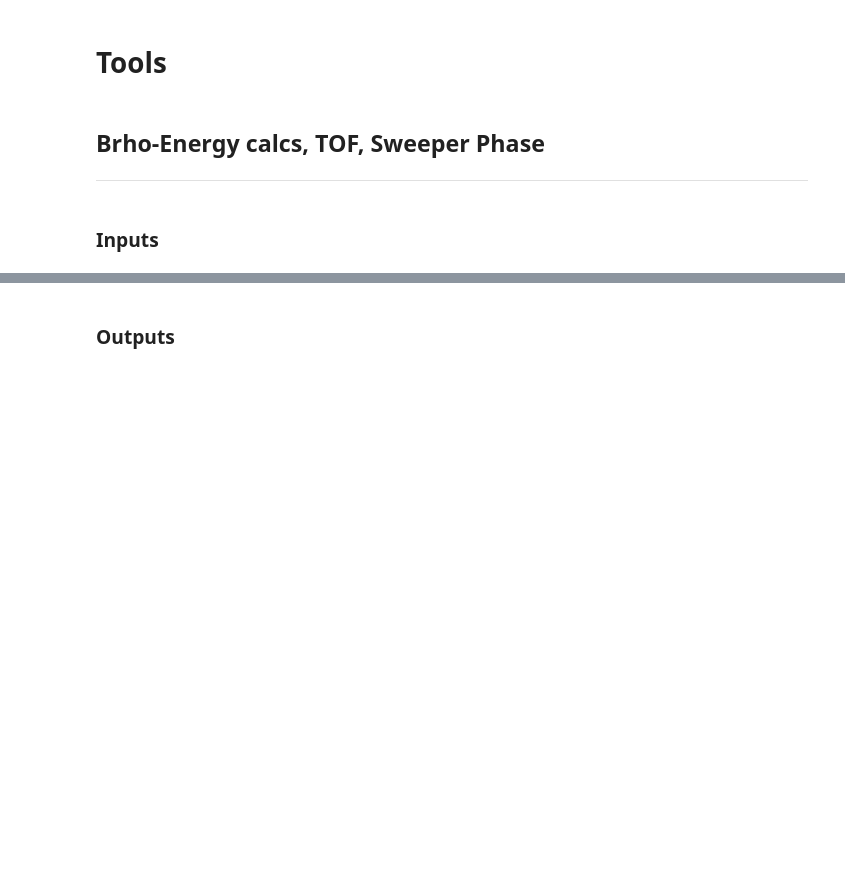
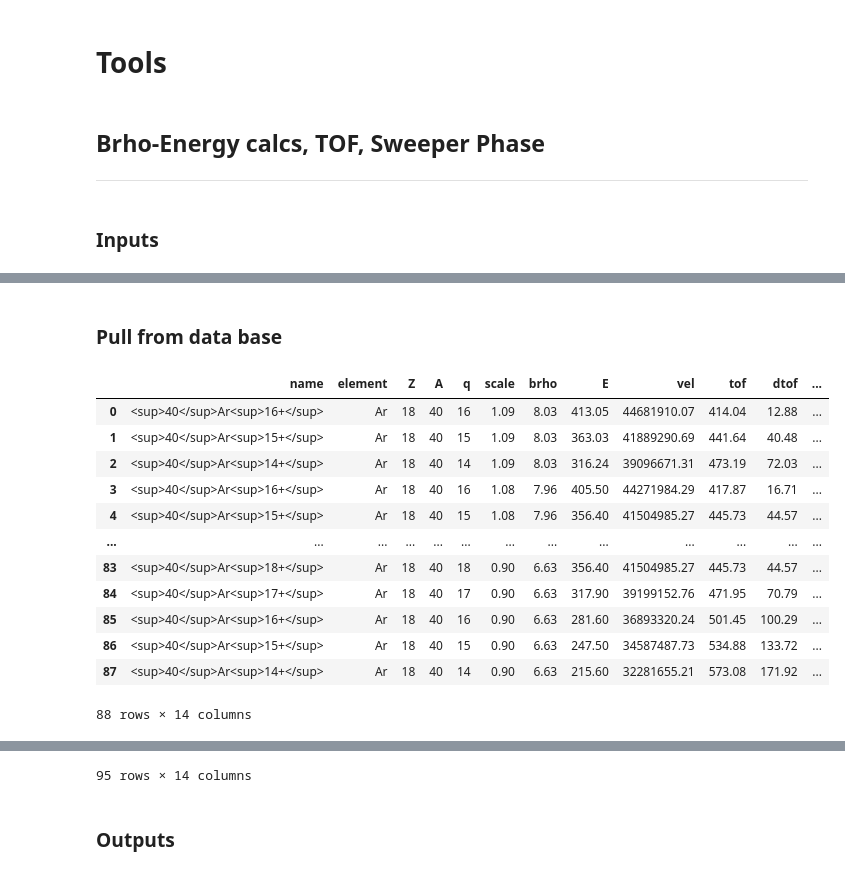
Before and after one commit to calemhoffman/inflight, a Jupyter notebook: python/raisor.ipynb, the cells around one changed output, grey strips where cells are left out. Cells and saved outputs as stored; diff of their text form; code cells hidden in the pictures; blank space fills up the shorter version.

```diff
--- a/python/raisor.ipynb
+++ b/python/raisor.ipynb
@@ -177,7 +178,7 @@ chart_fig.show()
 #primary degraded beam (pdb) info
 #exp, name, A, Z, q0, q(after target), e0, e, ph0
 pdb_data = [[19.1,'20Ne',20,10,9,10,300.0,298.0,0.0],
-            [20. ,'40Ar',40,18,16,18,480.0,440.0,0.0]]
+            [20. ,'40Ar',40,18,16,18,480.0,440.0,135.0]]
 in_pdb = pd.DataFrame(pdb_data, columns = ['exp','name','A','Z','q0',
                                            'q','e0','e','ph0'])
 
@@ -189,6 +190,13 @@ bofi_data = [[19.1,'18Ne',18,10,10,260.0],
              [20. ,'39Cl',39,17,17,428.0],
              [20. ,'38S' ,38,16,16,428.0]]
 in_bofi = pd.DataFrame(bofi_data, columns = ['exp','name','A','Z','q','e'])
+
+#prev work data
+#exp,name,A,Z,q,e,measured phase - calc tof based on distance
+phase_data = [[10,'42Ca',42,20,20,145.8,97.0],
+              [15,'14N',14,7,7,100.1,0.0],
+              [17,'30Si',30,14,14,319.8,127.0]]
+in_phase = pd.DataFrame(phase_data,columns=['exp','name','A','Z','q','e','phase'])
 # %%
 exp_num=20.0#@param{type:"number"}
 bofi_name='39Cl'#@param{type:""}
@@ -196,7 +204,7 @@ pdbA=in_pdb.loc[(in_pdb.exp==exp_num),'A'].values[0]#A
 pdbZ=in_pdb.loc[(in_pdb.exp==exp_num),'Z'].values[0]#Z
 pdbQ=in_pdb.loc[(in_pdb.exp==exp_num),'q'].values[0]#q (after target)
 pdbE=in_pdb.loc[(in_pdb.exp==exp_num),'e'].values[0]#total energy after target
-pdbPh=in_pdb.loc[(in_pdb.exp==exp_num),'ph0'].values[0]#R501 phase B of peak from pdb beam scan (if available)
+pdbPh0=in_pdb.loc[(in_pdb.exp==exp_num),'ph0'].values[0]#R501 phase B of peak from pdb beam scan (if available)
 scale_factor=1.03#@param {type:"number"}
 bofiA=in_bofi.loc[((in_bofi.exp==exp_num) &
                    (in_bofi['name'].astype(str)==bofi_name)),'A'].values[0]
@@ -261,0 +270,65 @@ df_pdb=df_pdb.round(1)
+# %% [markdown]
+### Pull from data base
+# %%
+#
+df_pdb = df[(df['A']==pdbA) & (df['q']<=pdbZ)
+           & (df['q']>=pdbZ-4) & (df['E']<=pdbE+1)
+           #& (df['scale']==scale_factor)
+           ].reset_index(drop=True)
+df_bofi = df[(df['A']==bofiA) & (df['q']<=bofiZ)
+           & (df['q']>=bofiZ-4) & (df['E']<=pdbE+1)
+           #& (df['scale']==scale_factor)
+           ].reset_index(drop=True)
+isotope_name=[]
+element=[]
+z=[]
+for i in range(len(df_pdb.index)):
+  z.append(pdbZ)
+  element.append('{}'.
+      format(df_iaea.loc[((df_iaea['N']==df_pdb.iloc[i,0]-pdbZ)
+             & (df_iaea['Z']==pdbZ)),'sym'].iloc[0]))
+  isotope_name.append(
+      '<sup>{}</sup>{}<sup>{}+</sup>'.
+      format(df_pdb.iloc[i,0],
+             df_iaea.loc[((df_iaea['N']==df_pdb.iloc[i,0]-pdbZ)
+             & (df_iaea['Z']==pdbZ)),'sym'].iloc[0],
+             df_pdb.iloc[i,1]))
+df_pdb.insert(loc=0, column='name', value=isotope_name)
+df_pdb.insert(loc=1, column='element', value=element)
+df_pdb.insert(loc=2, column='Z', value=z)
+
+del isotope_name,element,z
+isotope_name=[]
+element=[]
+z=[]
+for i in range(len(df_bofi.index)):
+  z.append(bofiZ)
+  element.append('{}'.
+      format(df_iaea.loc[((df_iaea['N']==df_bofi.iloc[i,0]-bofiZ)
+             & (df_iaea['Z']==bofiZ)),'sym'].iloc[0]))
+  isotope_name.append(
+      '<sup>{}</sup>{}<sup>{}+</sup>'.
+      format(bofiA,
+             df_iaea.loc[((df_iaea['N']==df_bofi.iloc[i,0]-bofiZ) & (df_iaea['Z']==bofiZ)),'sym'].iloc[0],df_bofi.iloc[i,1]))
+df_bofi.insert(loc=0, column='name', value=isotope_name)
+df_bofi.insert(loc=1, column='element', value=element)
+df_bofi.insert(loc=2, column='Z', value=z)
+del isotope_name,element,z
+df_bofi=df_bofi.round(2)
+df_pdb=df_pdb.round(2)
+display(df_pdb)
+display(df_bofi)
+# %% [output]
+|  | name | element | Z | A | q | scale | brho | E | vel | tof | dtof | ... |
+| 0 | <sup>40</sup>Ar<sup>16+</sup> | Ar | 18 | 40 | 16 | 1.09 | 8.03 | 413.05 | 44681910.07 | 414.04 | 12.88 | ... |
+| 1 | <sup>40</sup>Ar<sup>15+</sup> | Ar | 18 | 40 | 15 | 1.09 | 8.03 | 363.03 | 41889290.69 | 441.64 | 40.48 | ... |
+| 2 | <sup>40</sup>Ar<sup>14+</sup> | Ar | 18 | 40 | 14 | 1.09 | 8.03 | 316.24 | 39096671.31 | 473.19 | 72.03 | ... |
+| 3 | <sup>40</sup>Ar<sup>16+</sup> | Ar | 18 | 40 | 16 | 1.08 | 7.96 | 405.50 | 44271984.29 | 417.87 | 16.71 | ... |
+| 4 | <sup>40</sup>Ar<sup>15+</sup> | Ar | 18 | 40 | 15 | 1.08 | 7.96 | 356.40 | 41504985.27 | 445.73 | 44.57 | ... |
+| ... | ... | ... | ... | ... | ... | ... | ... | ... | ... | ... | ... | ... |
+| 83 | <sup>40</sup>Ar<sup>18+</sup> | Ar | 18 | 40 | 18 | 0.90 | 6.63 | 356.40 | 41504985.27 | 445.73 | 44.57 | ... |
+| 84 | <sup>40</sup>Ar<sup>17+</sup> | Ar | 18 | 40 | 17 | 0.90 | 6.63 | 317.90 | 39199152.76 | 471.95 | 70.79 | ... |
+| 85 | <sup>40</sup>Ar<sup>16+</sup> | Ar | 18 | 40 | 16 | 0.90 | 6.63 | 281.60 | 36893320.24 | 501.45 | 100.29 | ... |
+| 86 | <sup>40</sup>Ar<sup>15+</sup> | Ar | 18 | 40 | 15 | 0.90 | 6.63 | 247.50 | 34587487.73 | 534.88 | 133.72 | ... |
+| 87 | <sup>40</sup>Ar<sup>14+</sup> | Ar | 18 | 40 | 14 | 0.90 | 6.63 | 215.60 | 32281655.21 | 573.08 | 171.92 | ... |
+88 rows × 14 columns
@@ -262,3 +347,4 @@ df_pdb=df_pdb.round(1)
+95 rows × 14 columns
 # %% [markdown]
 ### Outputs
 # %%
```
Also changed, not shown: parts of 7 cells of this notebook.
